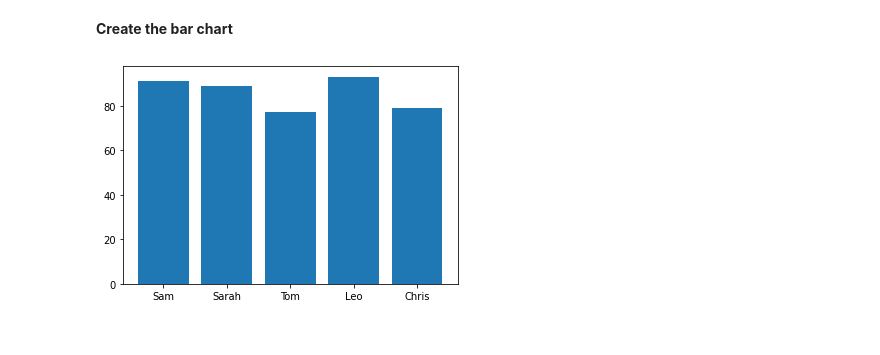
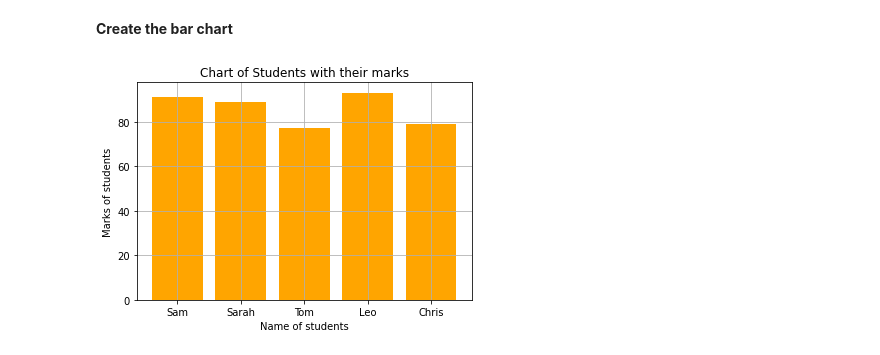
Before and after one commit to World-of-ML-AI/Data-Analysis-Tools, a Jupyter notebook: Matplotlib/Matplotlib Tutorial.ipynb, the cells around one changed output. Saved outputs shown, nothing was run; the diff lists cells and outputs as text; code cells hidden in the pictures.

Commit message:
Added Scatter Plot and horizontal bar chart in Matplotlib tutorial

```diff
--- a/Matplotlib/Matplotlib Tutorial.ipynb
+++ b/Matplotlib/Matplotlib Tutorial.ipynb
@@ -119,9 +119,11 @@ marks
 # %% [markdown]
 **Create the bar chart**
 # %%
-plt.bar(names, marks)
+plt.bar(names, marks, color='orange')
 plt.title("Chart of Students with their marks")
-plt.xlabel("Name ")
+plt.xlabel("Name of students")
+plt.ylabel("Marks of students")
+plt.grid(True)
 plt.show()
 # %% [output]
-[figure, old version]
+[figure, new version]
```
Also changed, not shown: parts of 5 cells of this notebook.
